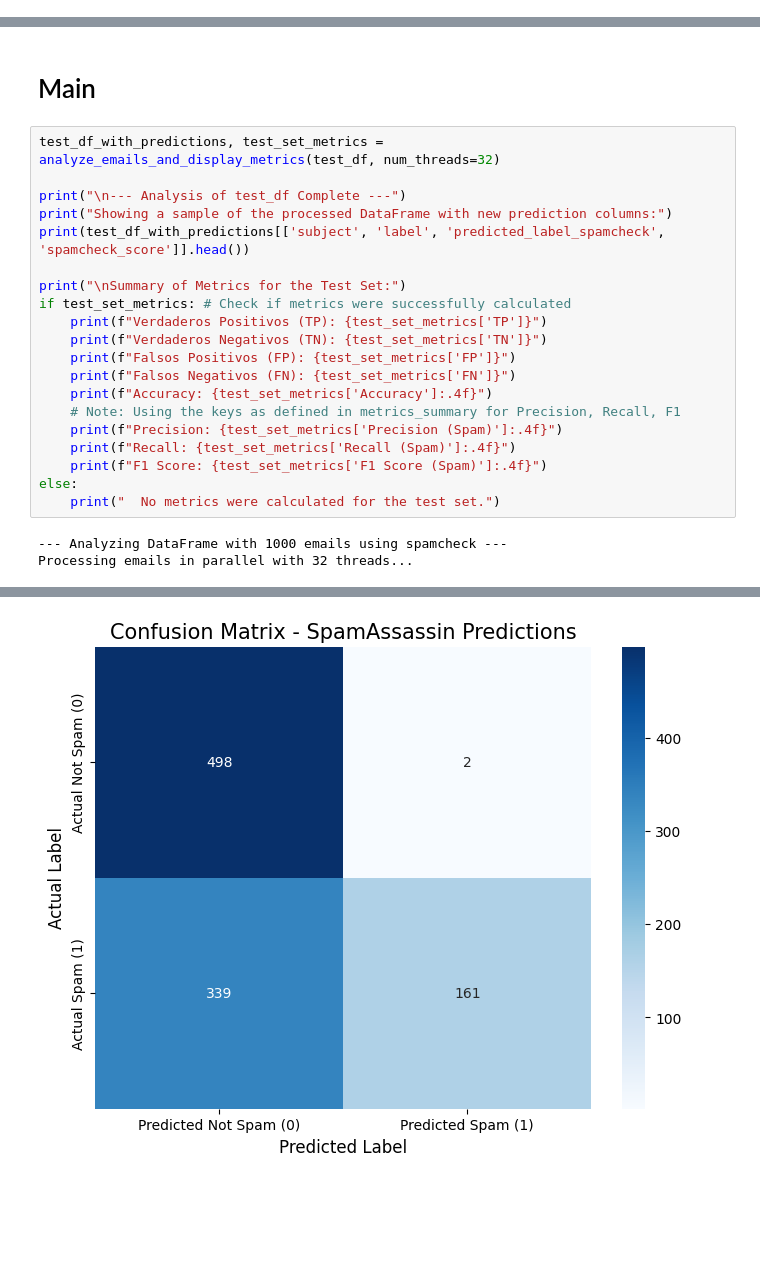
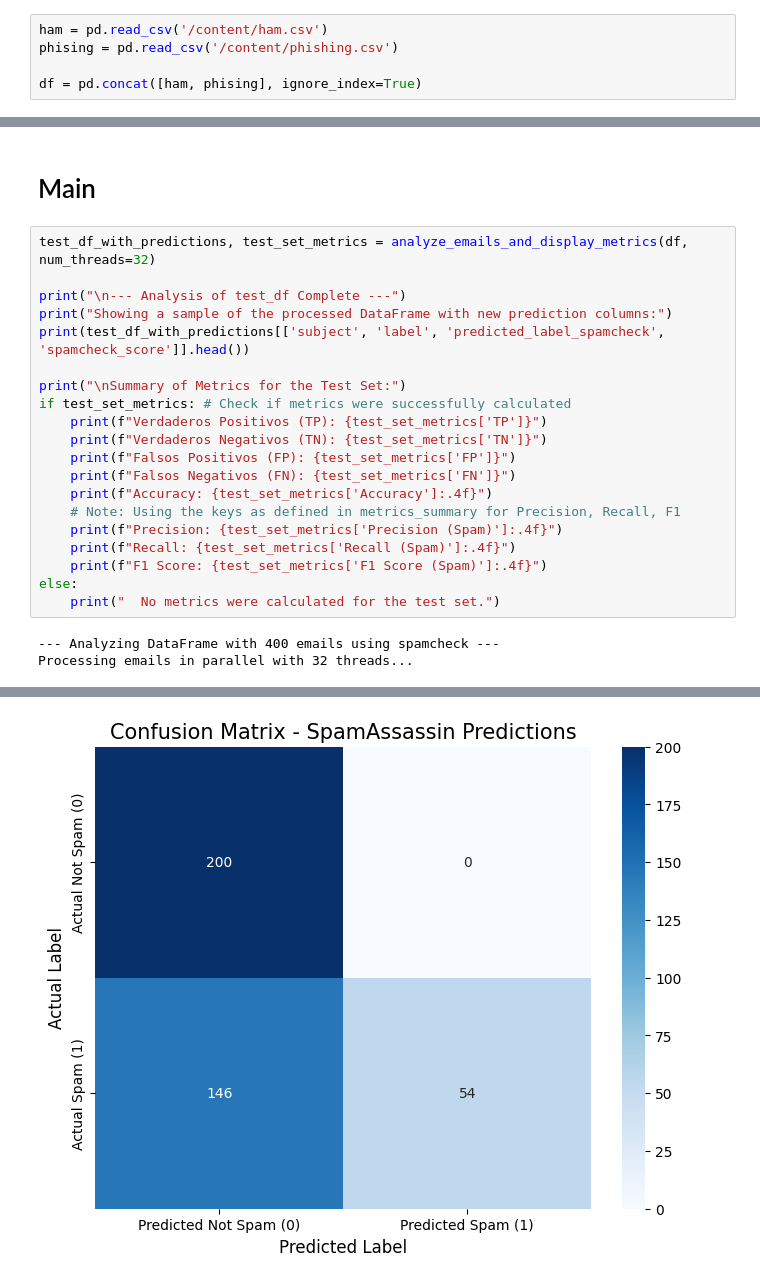
Before and after one commit to Ignacioelamo/LLMs4Phishing, a Jupyter notebook: SpamAssassin_Metricas.ipynb, the cells around one changed output, grey strips where cells are left out. Saved outputs shown, nothing was run; the diff lists cells and outputs as text; blank space fills up the shorter version.

```diff
--- a/SpamAssassin_Metricas.ipynb
+++ b/SpamAssassin_Metricas.ipynb
@@ -56,6 +56,11 @@ Tamaño del conjunto de entrenamiento y validación (train_val_df): 9000 (90.00%
 Guardamos el test
 # %%
 test_df.to_csv('test_df.csv', index=False)
+# %%
+ham = pd.read_csv('/content/ham.csv')
+phising = pd.read_csv('/content/phishing.csv')
+
+df = pd.concat([ham, phising], ignore_index=True)
 # %% [markdown]
 # Email Processing and Metrics Calculation Function
 # %%
@@ -221,7 +226,7 @@ def analyze_emails_and_display_metrics(df_to_analyze, num_threads=10):
 # %% [markdown]
 # Main
 # %%
-test_df_with_predictions, test_set_metrics = analyze_emails_and_display_metrics(test_df, num_threads=32)
+test_df_with_predictions, test_set_metrics = analyze_emails_and_display_metrics(df, num_threads=32)
 
 print("\n--- Analysis of test_df Complete ---")
 print("Showing a sample of the processed DataFrame with new prediction columns:")
@@ -241,7 +246,7 @@ if test_set_metrics: # Check if metrics were successfully calculated
 else:
     print("  No metrics were calculated for the test set.")
 # %% [output]
---- Analyzing DataFrame with 1000 emails using spamcheck ---
+--- Analyzing DataFrame with 400 emails using spamcheck ---
 Processing emails in parallel with 32 threads...
 --- Performance Metrics (SpamAssassin Predictions) ---
 
@@ -264,3 +269,3 @@ Key Performance Indicators (KPIs):
-[figure, old version]
+[figure, new version]
 --- Analysis of test_df Complete ---
 Showing a sample of the processed DataFrame with new prediction columns:
```
Also changed, not shown: parts of 1 cell of this notebook.
